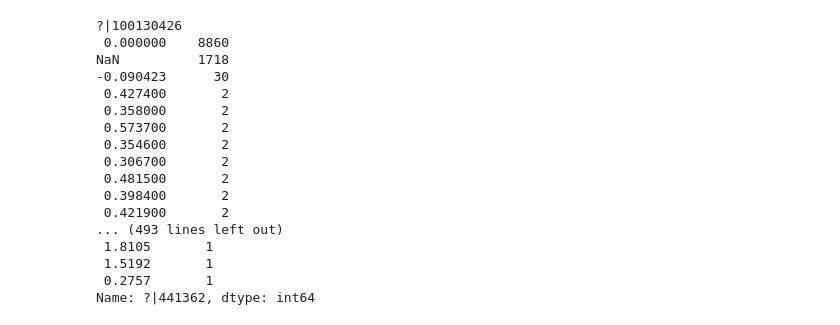
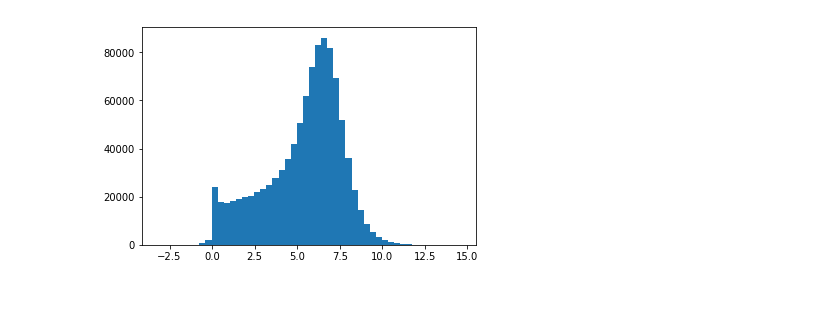
Before and after one commit to jvivian/DeepTCGA, a Jupyter notebook: Preprocessing.ipynb, the cells around one changed output. Drawn from its saved outputs; the diff is of its cells as text; code cells hidden in the pictures; blank space fills up the shorter version.

```diff
--- a/Preprocessing.ipynb
+++ b/Preprocessing.ipynb
@@ -32,26 +87,9 @@ genes_with_nulls = transposed_df.columns[transposed_df.isnull().values.any(axis=
-# %%
-i = 0
-for gene in genes_with_nulls:
-    print(gene)
-    print(transposed_df[gene].value_counts(dropna=False))
-    i += 1
-    if i == 10:
-        break
-# %% [output]
-?|100130426
- 0.000000    8860
-NaN          1718
--0.090423      30
- 0.427400       2
- 0.358000       2
- 0.573700       2
- 0.354600       2
- 0.306700       2
- 0.481500       2
- 0.398400       2
- 0.421900       2
-... (493 lines left out)
- 1.8105       1
- 1.5192       1
- 0.2757       1
-Name: ?|441362, dtype: int64
+# %%
+log_df = df.applymap(lambda x:np.log(x+1))
+# %%
+sample = np.random.choice(log_df.as_matrix().flatten(), size=1000000)
+# %%
+plt.hist(sample, bins=50)
+plt.show()
+# %% [output]
+[figure, added]
```
Also changed, not shown: parts of 23 cells of this notebook.
